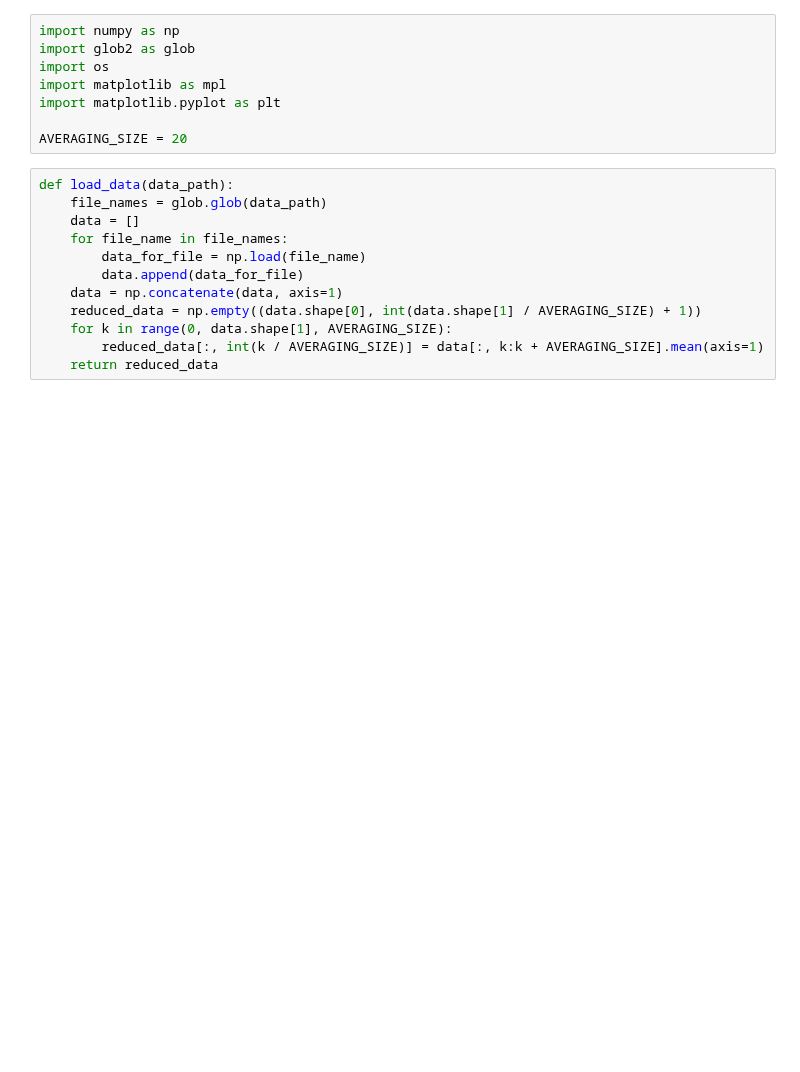
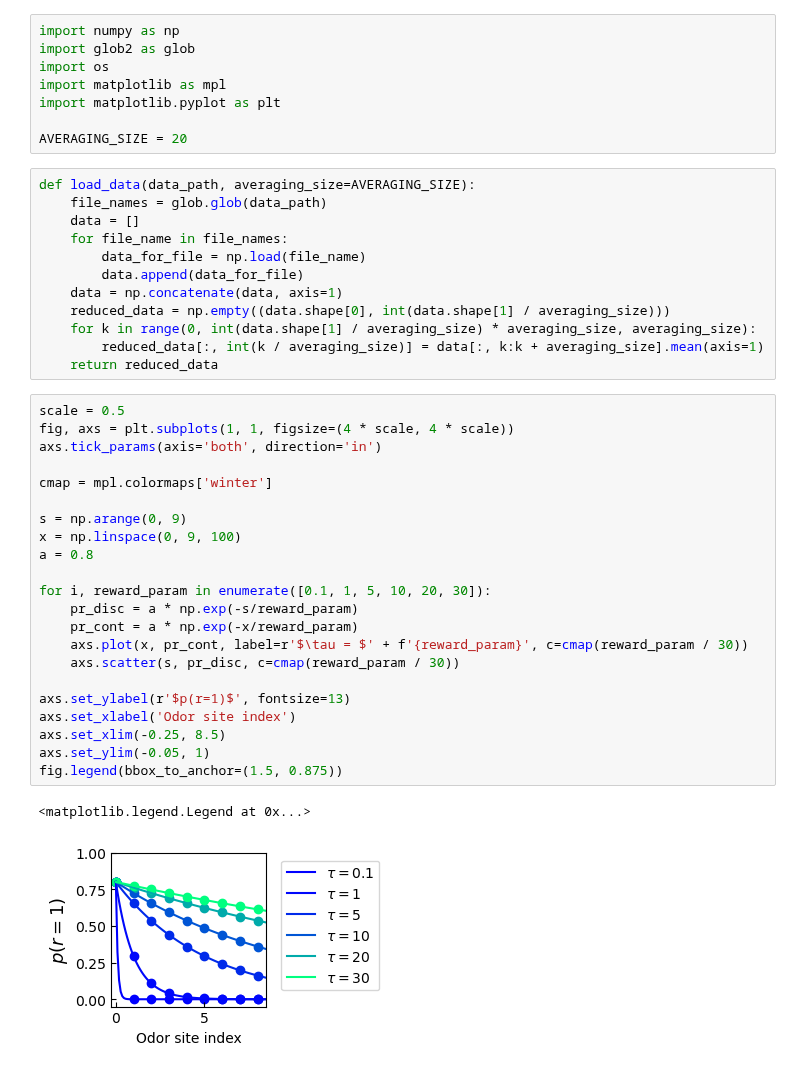
Before and after one commit to davidgbe/favorably_connected, a Jupyter notebook: notebooks/learning_baseline_exp_stoch_rewards.ipynb, the cells around one changed output. Drawn from its saved outputs; the diff is of its cells as text; blank space fills up the shorter version.

```diff
--- a/notebooks/learning_baseline_exp_stoch_rewards.ipynb
+++ b/notebooks/learning_baseline_exp_stoch_rewards.ipynb
@@ -7,15 +7,40 @@ import matplotlib.pyplot as plt
 
 AVERAGING_SIZE = 20
 # %%
-def load_data(data_path):
+def load_data(data_path, averaging_size=AVERAGING_SIZE):
     file_names = glob.glob(data_path)
     data = []
     for file_name in file_names:
         data_for_file = np.load(file_name)
         data.append(data_for_file)
     data = np.concatenate(data, axis=1)
-    reduced_data = np.empty((data.shape[0], int(data.shape[1] / AVERAGING_SIZE) + 1))
-    for k in range(0, data.shape[1], AVERAGING_SIZE):
-        reduced_data[:, int(k / AVERAGING_SIZE)] = data[:, k:k + AVERAGING_SIZE].mean(axis=1)
+    reduced_data = np.empty((data.shape[0], int(data.shape[1] / averaging_size)))
+    for k in range(0, int(data.shape[1] / averaging_size) * averaging_size, averaging_size):
+        reduced_data[:, int(k / averaging_size)] = data[:, k:k + averaging_size].mean(axis=1)
     return reduced_data
+# %%
+scale = 0.5
+fig, axs = plt.subplots(1, 1, figsize=(4 * scale, 4 * scale))
+axs.tick_params(axis='both', direction='in')
+
+cmap = mpl.colormaps['winter']
+
+s = np.arange(0, 9)
+x = np.linspace(0, 9, 100)
+a = 0.8
+
+for i, reward_param in enumerate([0.1, 1, 5, 10, 20, 30]):
+    pr_disc = a * np.exp(-s/reward_param)
+    pr_cont = a * np.exp(-x/reward_param)
+    axs.plot(x, pr_cont, label=r'$\tau = $' + f'{reward_param}', c=cmap(reward_param / 30))
+    axs.scatter(s, pr_disc, c=cmap(reward_param / 30))
+
+axs.set_ylabel(r'$p(r=1)$', fontsize=13)
+axs.set_xlabel('Odor site index')
+axs.set_xlim(-0.25, 8.5)
+axs.set_ylim(-0.05, 1)
+fig.legend(bbox_to_anchor=(1.5, 0.875))
+# %% [output]
+<matplotlib.legend.Legend at 0x...>
+[figure, added]
 # %%
```
Also changed, not shown: parts of 7 cells of this notebook, 10 other files.
